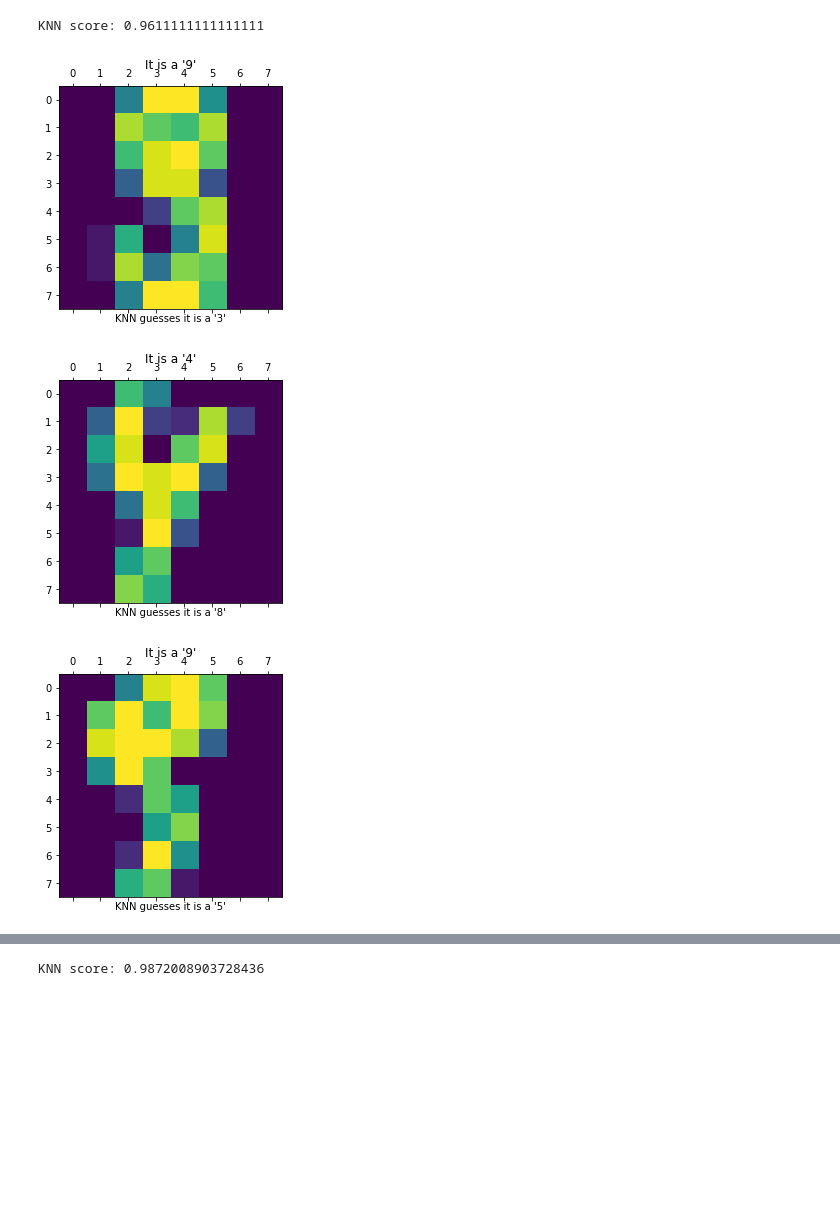
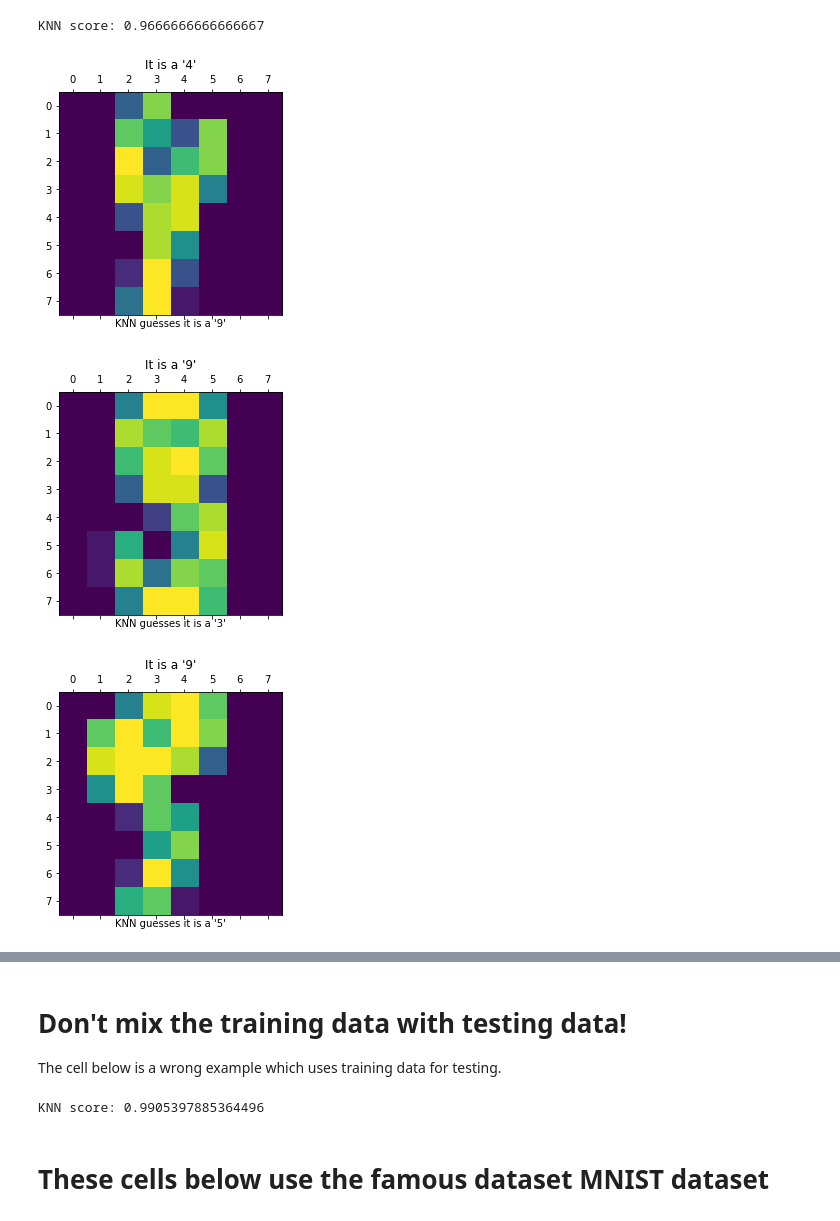
Before and after one commit to ken5e/methods-in-number-recognition, a Jupyter notebook: knn/knn.ipynb, the cells around one changed output, grey strips where cells are left out. Drawn from its saved outputs; the diff is of its cells as text; code cells hidden in the pictures; blank space fills up the shorter version.

```diff
--- a/knn/knn.ipynb
+++ b/knn/knn.ipynb
@@ -8,39 +64,28 @@ import gzip
 # %%
-# This cell use 8 * 8 pixels' digits for number recognition.
-# You can treat it as a toy example.
-
-X_digits, y_digits = datasets.load_digits(return_X_y=True)
-X_digits = X_digits / X_digits.max()
-n_samples = len(X_digits)
-divide = int(.9 * n_samples)
-
-X_train = X_digits[:divide]
-y_train = y_digits[:divide]
-X_test = X_digits[divide:]
-y_test = y_digits[divide:]
-
-knnmodel = KNeighborsClassifier().fit(X_train, y_train)
+# finally, we decide to train the data using k = 3 (3 nearest neighbors).
+knn = KNeighborsClassifier(n_neighbors=3)
+knnmodel = knn.fit(X_train, y_train)
 
 # its important to use binary mode
 with gzip.open('mnist_train_file', 'wb') as train_data:
     pickle.dump(knnmodel, train_data)
 # source, destination
 
 with gzip.open('mnist_train_file', 'rb') as lm:
     loaded_model = pickle.load(lm)
 
     predict = loaded_model.predict(X_test)
     # the % of correct guess
     print(f'KNN score: {loaded_model.score(X_test, y_test)}')
 
-    # # show knn wrong guesses
+    # show knn wrong guesses
     for i in range((y_test.shape)[0]):
         if predict[i] != y_test[i]:
             plt.matshow(X_test[i].reshape(8, 8))
             plt.title(f"It is a '{y_test[i]}'")
             plt.xlabel(f"KNN guesses it is a '{predict[i]}'")
 # %% [output]
-KNN score: 0.9611111111111111
+KNN score: 0.9666666666666667
-[figure, old version]
+[figure, new version]
-[figure, old version]
+[figure, new version]
-[figure, old version]
+[figure, new version]
@@ -54,16 +95,12 @@ KNN score: 0.9611111111111111
+# %% [markdown]
+<h1>Don't mix the training data with testing data!</h1>
+<p>The cell below is a wrong example which uses training data for testing.</p>
 # %%
-# What if we use the hold dat set for training?
-# prob increases but it's useless and it just mermorize data!
-X_digits, y_digits = datasets.load_digits(return_X_y=True)
-X_digits = X_digits / X_digits.max()
-#load the model from disk
-loaded_model = pickle.load(open('knnpickle_file', 'rb'))
+# What if we use the whole dat set for training?
+# probability increases but it's useless and it just mermorize data!
 predict = loaded_model.predict(X_digits)
 print(f'KNN score: {loaded_model.score(X_digits, y_digits)}')
-# for i in range((y_digits.shape)[0]):
-#     if predict[i] != y_digits[i]:
-#         plt.matshow(X_digits[i].reshape(8, 8))
-#         plt.title(f"It is a '{y_digits[i]}'")
-#         plt.xlabel(f"KNN guesses it is a '{predict[i]}'")
 # %% [output]
-KNN score: 0.9872008903728436
+KNN score: 0.9905397885364496
+# %% [markdown]
+<h1>These cells below use the famous dataset MNIST dataset</h1>
```
Also changed, not shown: parts of 10 cells of this notebook, 1 other file.
